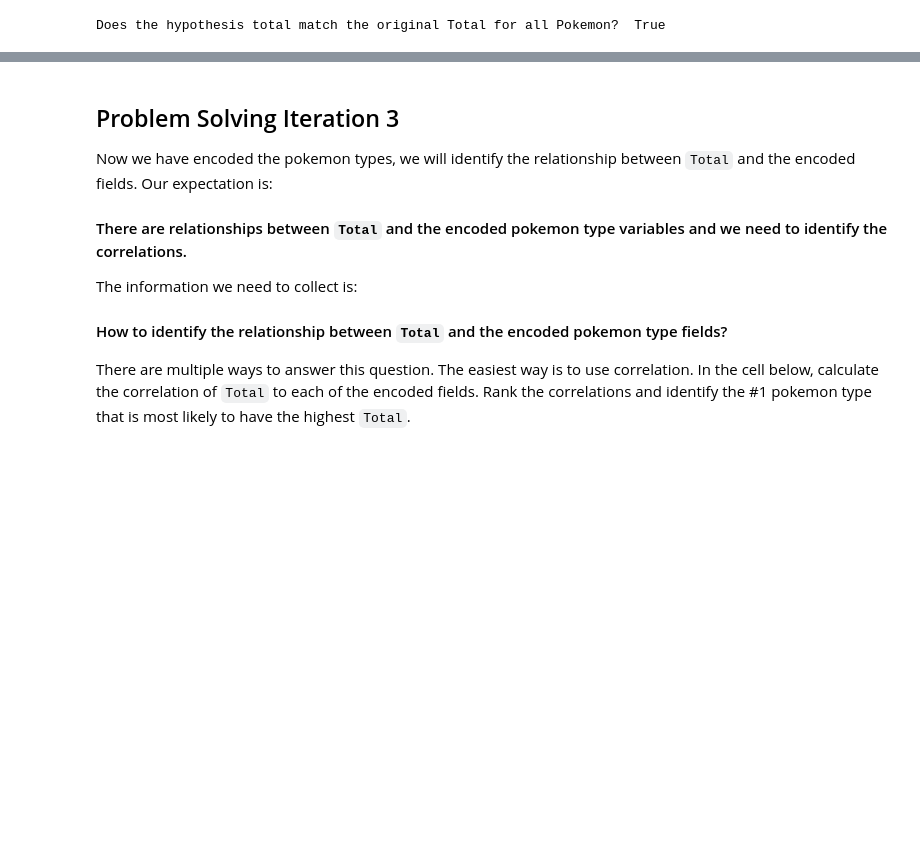
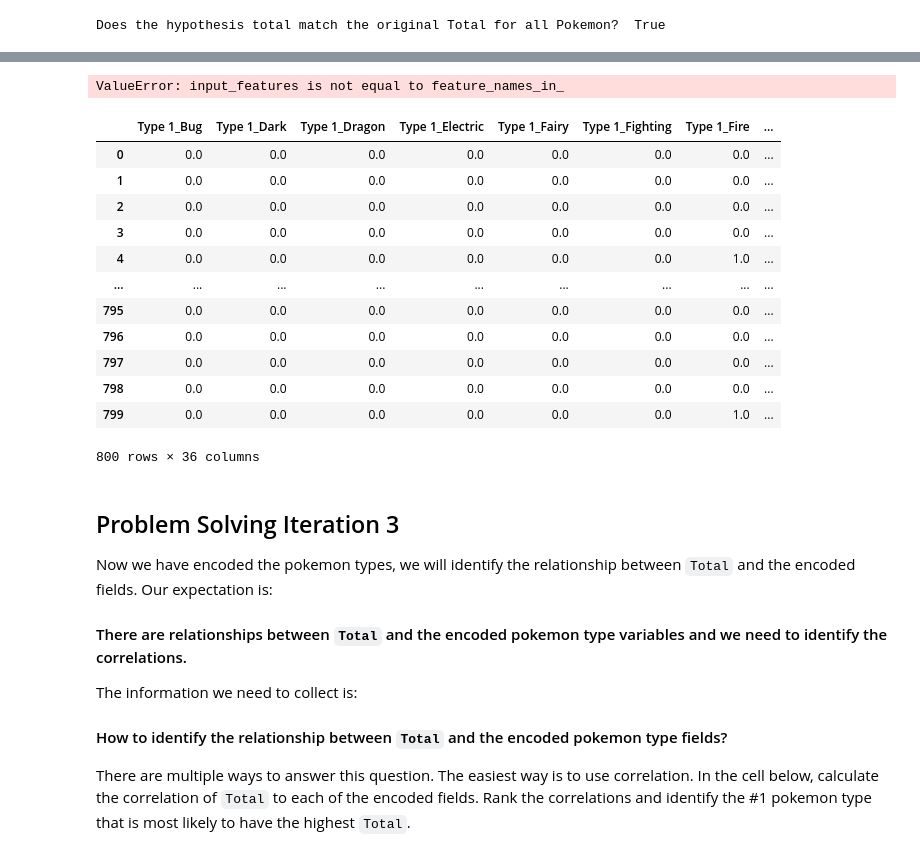
Before and after one commit to Andreadatalu/lab-dataframe-calculations, a Jupyter notebook: your-code/challenge-2.ipynb, the cells around one changed output, grey strips where cells are left out. Cells and saved outputs as stored; diff of their text form; code cells hidden in the pictures; blank space fills up the shorter version.

```diff
--- a/your-code/challenge-2.ipynb
+++ b/your-code/challenge-2.ipynb
@@ -136,0 +208,29 @@ pokemon_encoded.head()
+# %%
+import pandas as pd
+from sklearn.preprocessing import OneHotEncoder
+
+# Obtener las columnas Type 1 y Type 2 del DataFrame de los datos de los Pokémon
+pokemon_types1 = pokemon[['Type 1']]
+pokemon_types2 = pokemon[['Type 2']]
+
+# Crear una instancia de OneHotEncoder
+encoder = OneHotEncoder()
+
+
+# Ajustar y transformar los datos de las columnas Type 1 y Type 2 utilizando OneHotEncoder
+encoded_types1 = encoder.fit_transform(pokemon_types1)
+encoded_types2 = encoder.fit_transform(pokemon_types2)
+
+# Obtener los nombres de las nuevas columnas generadas por OneHotEncoder
+column_names1 = encoder.get_feature_names_out(pokemon_types1)
+column_names2 = encoder.get_feature_names_out(pokemon_types2)
+
+# Crear un DataFrame a partir de la matriz codificada
+onehot_encoded1 = pd.DataFrame(encoded_types1.toarray(), columns=column_names1)
+onehot_encoded2 = pd.DataFrame(encoded_types2.toarray(), columns=column_names2)
+
+# Mostrar el DataFrame codificado
+onehot_encoded3 = onehot_encoded1 + onehot_encoded2
+onehot_encoded3
+# %% [output]
+ValueError: input_features is not equal to feature_names_in_
@@ -136,0 +246,50 @@ pokemon_encoded.head()
+# %%
+import pandas as pd
+from sklearn.preprocessing import OneHotEncoder
+
+# Obtener las columnas Type 1 y Type 2 del DataFrame de los datos de los Pokémon
+pokemon_types1 = pokemon[['Type 1']]
+pokemon_types2 = pokemon[['Type 2']]
+
+# Crear una instancia de OneHotEncoder
+encoder1 = OneHotEncoder().fit(pokemon_types1)
+encoder2 = OneHotEncoder().fit(pokemon_types2)
+#encoder2 = OneHotEncoder()
+
+# Ajustar y transformar los datos de las columnas Type 1 y Type 2 utilizando OneHotEncoder
+encoded_types1 = encoder1.transform(pokemon_types1).toarray()
+encoded_types2 = encoder2.transform(pokemon_types2).toarray()
+#encoded_types2 = encoder2.fit_transform(pokemon_types2)
+
+# Obtener los nombres de las nuevas columnas generadas por OneHotEncoder
+column_names1 = encoder1.get_feature_names_out()
+column_names2 = encoder2.get_feature_names_out()
+#column_names2 = encoder2.get_feature_names_out(pokemon_types2)
+
+# Crear un DataFrame a partir de la matriz codificada
+onehot_encoded1 = pd.DataFrame(encoded_types1, columns=column_names1)
+onehot_encoded2 = pd.DataFrame(encoded_types2, columns=column_names2)
+#onehot_encoded2 = pd.DataFrame(encoded_types2.toarray(), columns=column_names2)
+
+One_hot_encoded=onehot_encoded1.add(onehot_encoded2,fill_value=0)
+One_hot_encoded.head(430)
+One_hot_encoded = One_hot_encoded.drop(['Type 2_nan'],axis=1)
+One_hot_encoded
+# Mostrar el DataFrame codificado
+#onehot_encoded3 = onehot_encoded1 + onehot_encoded2
+#onehot_encoded3
+#onehot_encoded1
+# %% [output]
+|  | Type 1_Bug | Type 1_Dark | Type 1_Dragon | Type 1_Electric | Type 1_Fairy | Type 1_Fighting | Type 1_Fire | ... |
+| 0 | 0.0 | 0.0 | 0.0 | 0.0 | 0.0 | 0.0 | 0.0 | ... |
+| 1 | 0.0 | 0.0 | 0.0 | 0.0 | 0.0 | 0.0 | 0.0 | ... |
+| 2 | 0.0 | 0.0 | 0.0 | 0.0 | 0.0 | 0.0 | 0.0 | ... |
+| 3 | 0.0 | 0.0 | 0.0 | 0.0 | 0.0 | 0.0 | 0.0 | ... |
+| 4 | 0.0 | 0.0 | 0.0 | 0.0 | 0.0 | 0.0 | 1.0 | ... |
+| ... | ... | ... | ... | ... | ... | ... | ... | ... |
+| 795 | 0.0 | 0.0 | 0.0 | 0.0 | 0.0 | 0.0 | 0.0 | ... |
+| 796 | 0.0 | 0.0 | 0.0 | 0.0 | 0.0 | 0.0 | 0.0 | ... |
+| 797 | 0.0 | 0.0 | 0.0 | 0.0 | 0.0 | 0.0 | 0.0 | ... |
+| 798 | 0.0 | 0.0 | 0.0 | 0.0 | 0.0 | 0.0 | 0.0 | ... |
+| 799 | 0.0 | 0.0 | 0.0 | 0.0 | 0.0 | 0.0 | 1.0 | ... |
+800 rows × 36 columns
```
Also changed, not shown: parts of 15 cells of this notebook, 2 other files.
